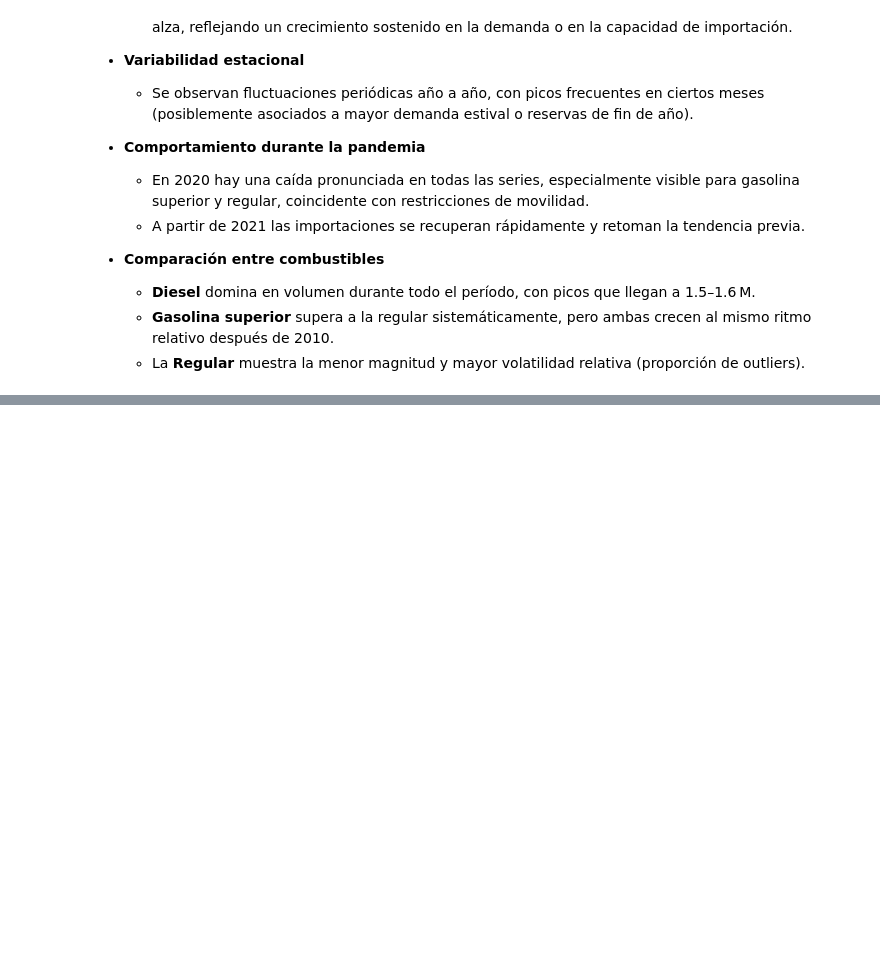
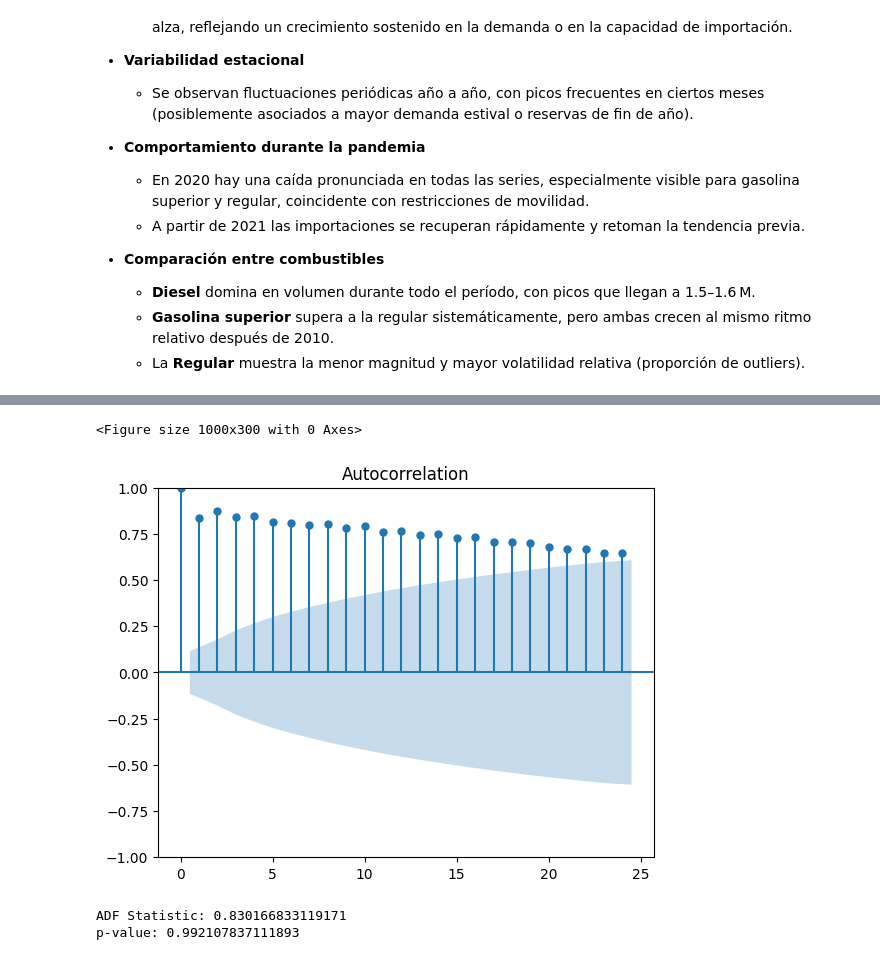
Before and after one commit to Diegoval-Dev/DC-Lab1, a Jupyter notebook: series-de-tiempo.ipynb, the cells around one changed output, grey strips where cells are left out. Cells and saved outputs as stored; diff of their text form; code cells hidden in the pictures; blank space fills up the shorter version.

```diff
--- a/series-de-tiempo.ipynb
+++ b/series-de-tiempo.ipynb
@@ -227,0 +168,17 @@ Para garantizar medias y varianzas más estables, **transformar todas las series
+# %%
+# e.i. Gráfico de autocorrelación
+from statsmodels.graphics.tsaplots import plot_acf
+plt.figure(figsize=(10,3))
+plot_acf(ts, lags=24)
+plt.show()
+
+# e.ii. Prueba de Dickey-Fuller Aumentada
+from statsmodels.tsa.stattools import adfuller
+adf_result = adfuller(ts)
+print('ADF Statistic:', adf_result[0])
+print('p-value:', adf_result[1])
+# %% [output]
+<Figure size 1000x300 with 0 Axes>
+[figure, added]
+ADF Statistic: 0.830166833119171
+p-value: 0.992107837111893
```
Also changed, not shown: parts of 20 cells of this notebook.
